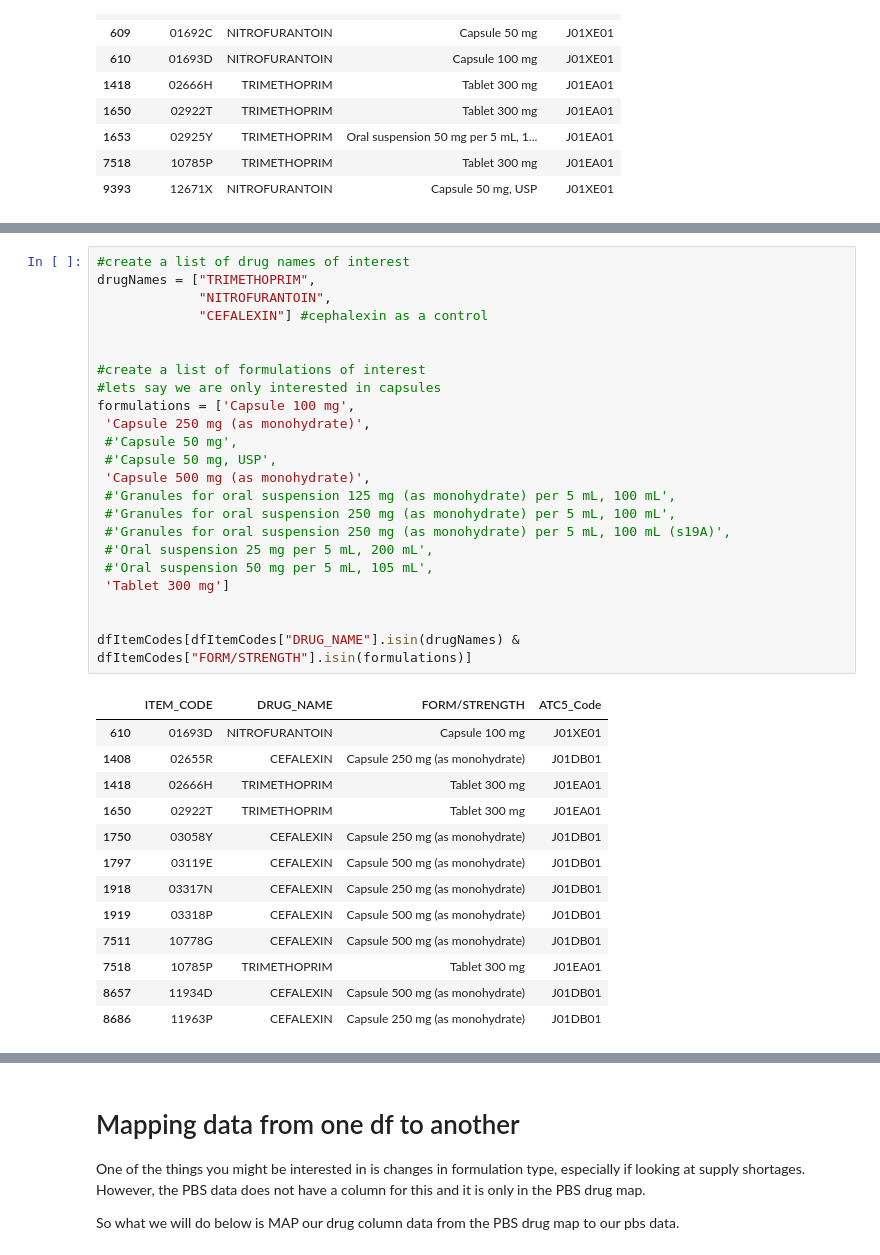
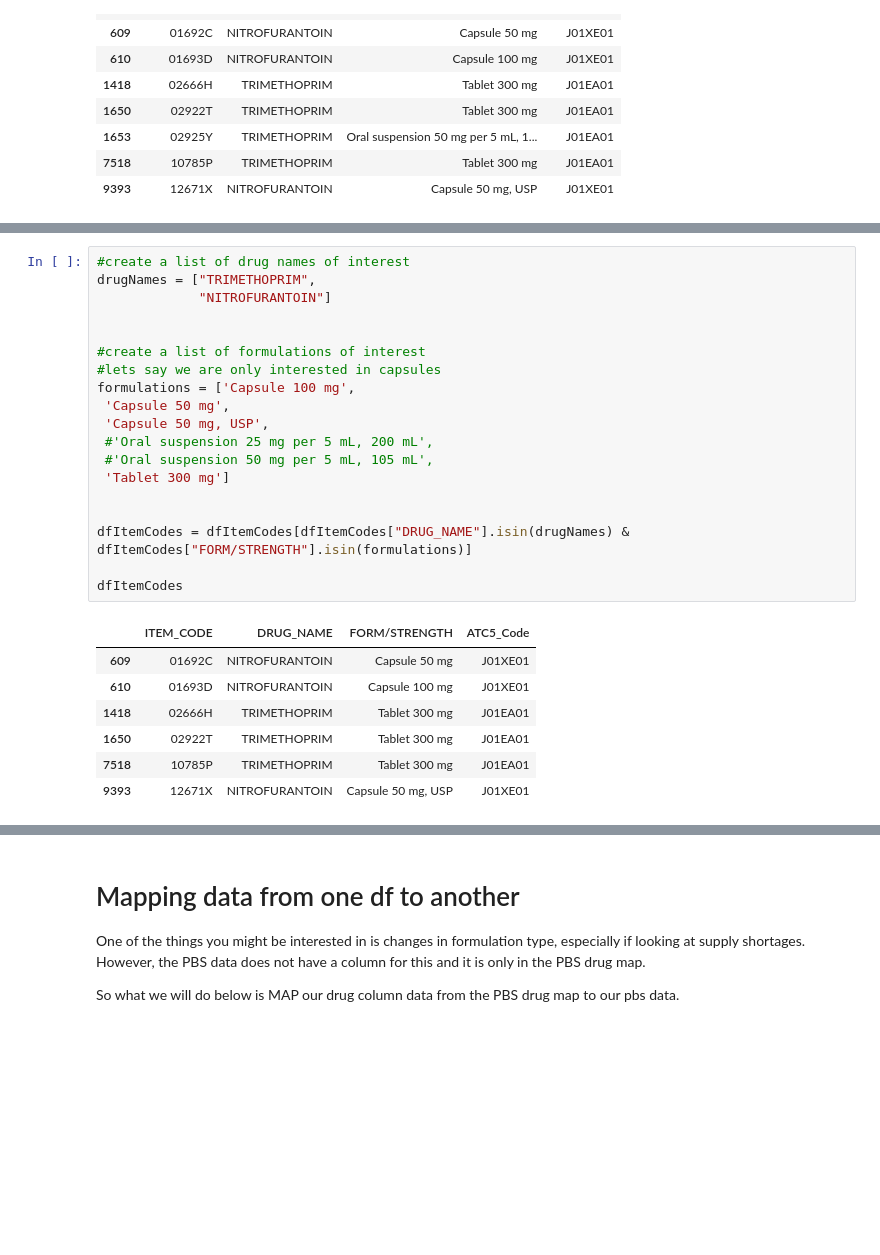
Before and after one commit to p-stehlik/StudentNotebooks, a Jupyter notebook: PBSTimeSeries.ipynb, the cells around one changed output, grey strips where cells are left out. Cells and saved outputs as stored; diff of their text form; blank space fills up the shorter version.

```diff
--- a/PBSTimeSeries.ipynb
+++ b/PBSTimeSeries.ipynb
@@ -418,40 +422,30 @@ sorted(dfItemCodes["FORM/STRENGTH"].unique())
 # %%
 #create a list of drug names of interest
 drugNames = ["TRIMETHOPRIM",
-             "NITROFURANTOIN",
-             "CEFALEXIN"] #cephalexin as a control
+             "NITROFURANTOIN"]
 
 
 #create a list of formulations of interest
 #lets say we are only interested in capsules
 formulations = ['Capsule 100 mg',
- 'Capsule 250 mg (as monohydrate)',
- #'Capsule 50 mg',
- #'Capsule 50 mg, USP',
- 'Capsule 500 mg (as monohydrate)',
- #'Granules for oral suspension 125 mg (as monohydrate) per 5 mL, 100 mL',
- #'Granules for oral suspension 250 mg (as monohydrate) per 5 mL, 100 mL',
- #'Granules for oral suspension 250 mg (as monohydrate) per 5 mL, 100 mL (s19A)',
+ 'Capsule 50 mg',
+ 'Capsule 50 mg, USP',
  #'Oral suspension 25 mg per 5 mL, 200 mL',
  #'Oral suspension 50 mg per 5 mL, 105 mL',
  'Tablet 300 mg']
 
 
-dfItemCodes[dfItemCodes["DRUG_NAME"].isin(drugNames) & dfItemCodes["FORM/STRENGTH"].isin(formulations)]
+dfItemCodes = dfItemCodes[dfItemCodes["DRUG_NAME"].isin(drugNames) & dfItemCodes["FORM/STRENGTH"].isin(formulations)]
+
+dfItemCodes
 # %% [output]
 |  | ITEM_CODE | DRUG_NAME | FORM/STRENGTH | ATC5_Code |
+| 609 | 01692C | NITROFURANTOIN | Capsule 50 mg | J01XE01 |
 | 610 | 01693D | NITROFURANTOIN | Capsule 100 mg | J01XE01 |
-| 1408 | 02655R | CEFALEXIN | Capsule 250 mg (as monohydrate) | J01DB01 |
 | 1418 | 02666H | TRIMETHOPRIM | Tablet 300 mg | J01EA01 |
 | 1650 | 02922T | TRIMETHOPRIM | Tablet 300 mg | J01EA01 |
-| 1750 | 03058Y | CEFALEXIN | Capsule 250 mg (as monohydrate) | J01DB01 |
-| 1797 | 03119E | CEFALEXIN | Capsule 500 mg (as monohydrate) | J01DB01 |
-| 1918 | 03317N | CEFALEXIN | Capsule 250 mg (as monohydrate) | J01DB01 |
-| 1919 | 03318P | CEFALEXIN | Capsule 500 mg (as monohydrate) | J01DB01 |
-| 7511 | 10778G | CEFALEXIN | Capsule 500 mg (as monohydrate) | J01DB01 |
 | 7518 | 10785P | TRIMETHOPRIM | Tablet 300 mg | J01EA01 |
-| 8657 | 11934D | CEFALEXIN | Capsule 500 mg (as monohydrate) | J01DB01 |
-| 8686 | 11963P | CEFALEXIN | Capsule 250 mg (as monohydrate) | J01DB01 |
+| 9393 | 12671X | NITROFURANTOIN | Capsule 50 mg, USP | J01XE01 |
 # %%
 #now we want to create a FILTER using the item codes from our imported .csv file
 #in this case it will be the ITEM_CODE column of the df we just created
```
Also changed, not shown: parts of 14 cells of this notebook.
